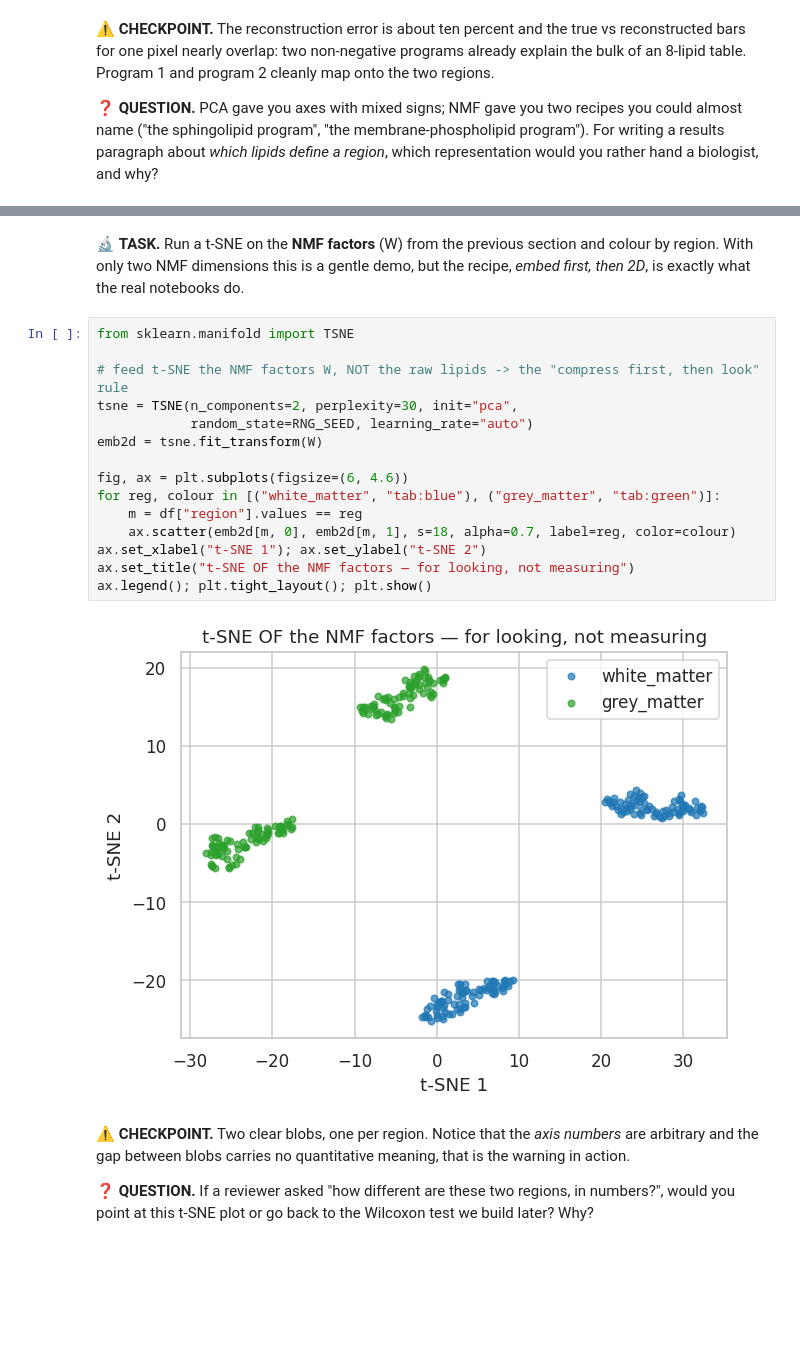
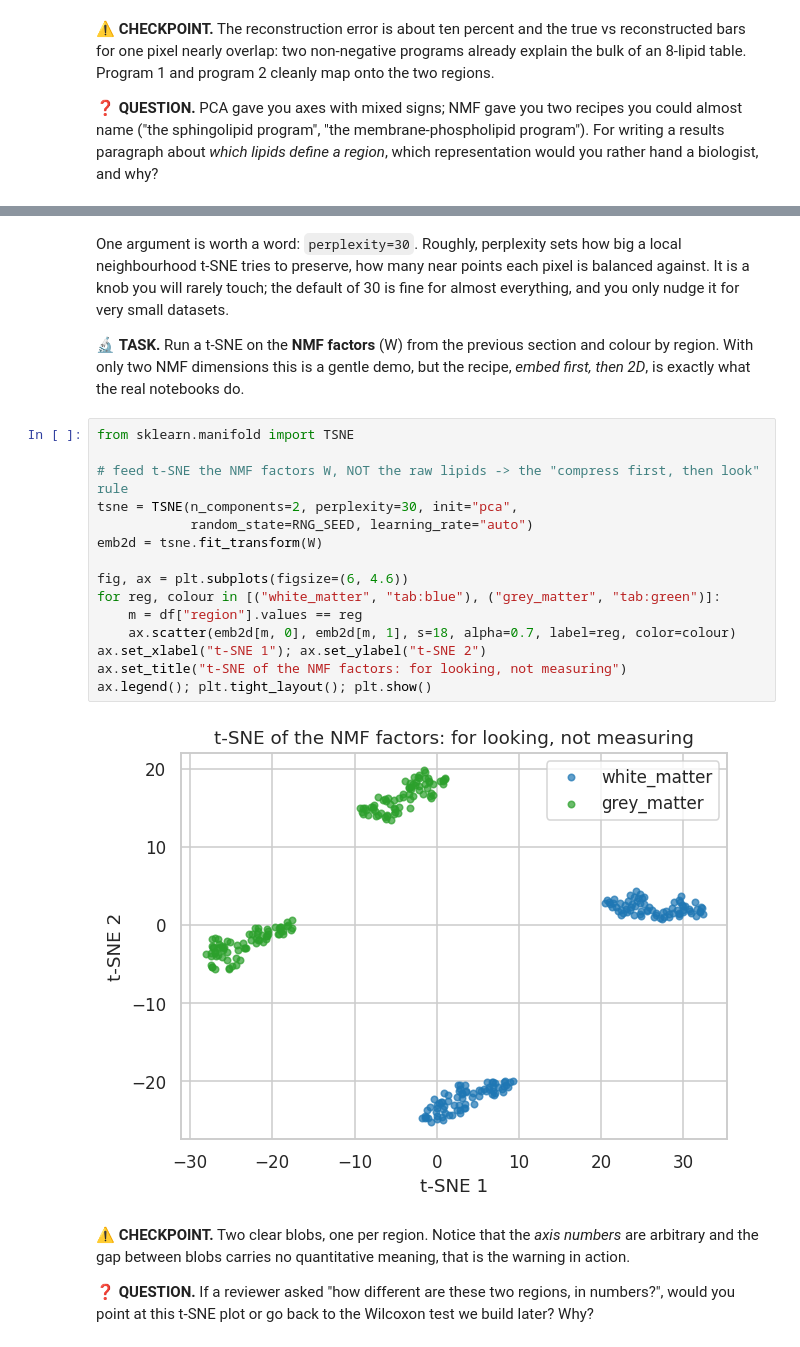
Before and after one commit to lamanno-epfl/lipidomics_tutorial_cajalcourse, a Jupyter notebook: notebooks/00_intro/02_concepts.ipynb, the cells around one changed output, grey strips where cells are left out. Saved outputs shown, nothing was run; the diff lists cells and outputs as text; blank space fills up the shorter version.

```diff
--- a/notebooks/00_intro/02_concepts.ipynb
+++ b/notebooks/00_intro/02_concepts.ipynb
@@ -429,26 +429,29 @@ measurements.
 For t-SNE, the StatQuest video index: <https://statquest.org/video_index.html>. A side-by-side of
 PCA vs t-SNE vs UMAP: <https://biostatsquid.com/pca-umap-tsne-comparison/>.
 # %% [markdown]
+One argument is worth a word: `perplexity=30`. Roughly, perplexity sets how big a local
+neighbourhood t-SNE tries to preserve, how many near points each pixel is balanced against. It is a knob you will rarely touch; the default of 30 is fine for almost everything, and you only nudge it for very small datasets.
+
 🔬 **TASK.** Run a t-SNE on the **NMF factors** (W) from the previous section and colour by
 region. With only two NMF dimensions this is a gentle demo, but the recipe, *embed first, then 2D*,
 is exactly what the real notebooks do.
 # %%
 from sklearn.manifold import TSNE
 
 # feed t-SNE the NMF factors W, NOT the raw lipids -> the "compress first, then look" rule
 tsne = TSNE(n_components=2, perplexity=30, init="pca",
             random_state=RNG_SEED, learning_rate="auto")
 emb2d = tsne.fit_transform(W)
 
 fig, ax = plt.subplots(figsize=(6, 4.6))
 for reg, colour in [("white_matter", "tab:blue"), ("grey_matter", "tab:green")]:
     m = df["region"].values == reg
     ax.scatter(emb2d[m, 0], emb2d[m, 1], s=18, alpha=0.7, label=reg, color=colour)
 ax.set_xlabel("t-SNE 1"); ax.set_ylabel("t-SNE 2")
-ax.set_title("t-SNE OF the NMF factors — for looking, not measuring")
+ax.set_title("t-SNE of the NMF factors: for looking, not measuring")
 ax.legend(); plt.tight_layout(); plt.show()
 # %% [output]
-[figure, old version]
+[figure, new version]
 # %% [markdown]
 ⚠️ **CHECKPOINT.** Two clear blobs, one per region. Notice that the *axis numbers* are
 arbitrary and the gap between blobs carries no quantitative meaning, that is the warning in action.
```
Also changed, not shown: parts of 20 cells of this notebook, 3 other files.
